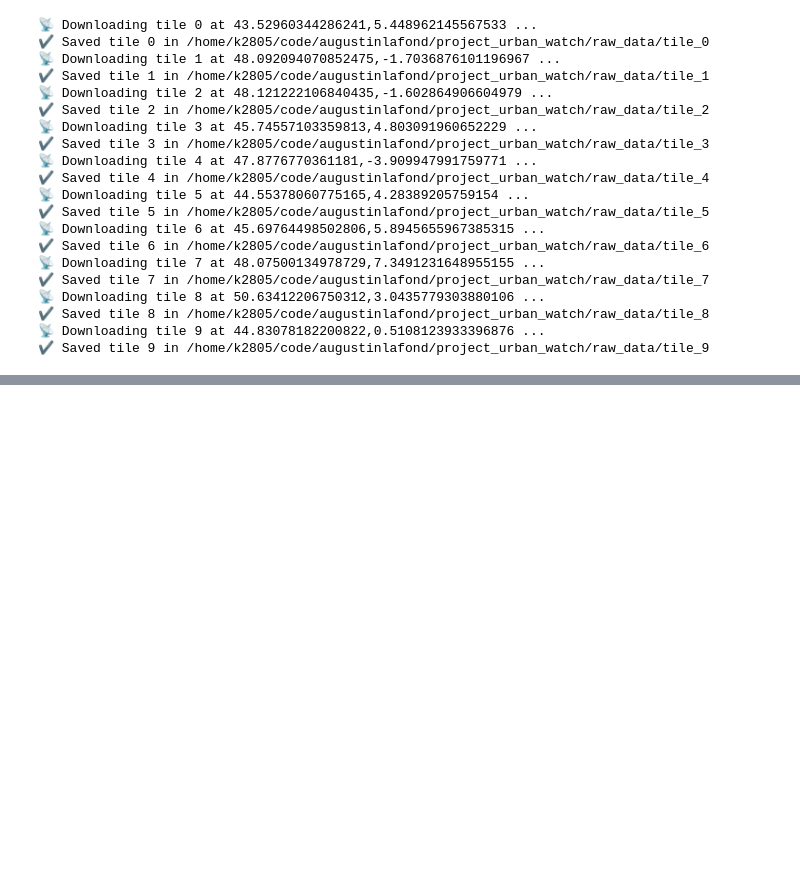
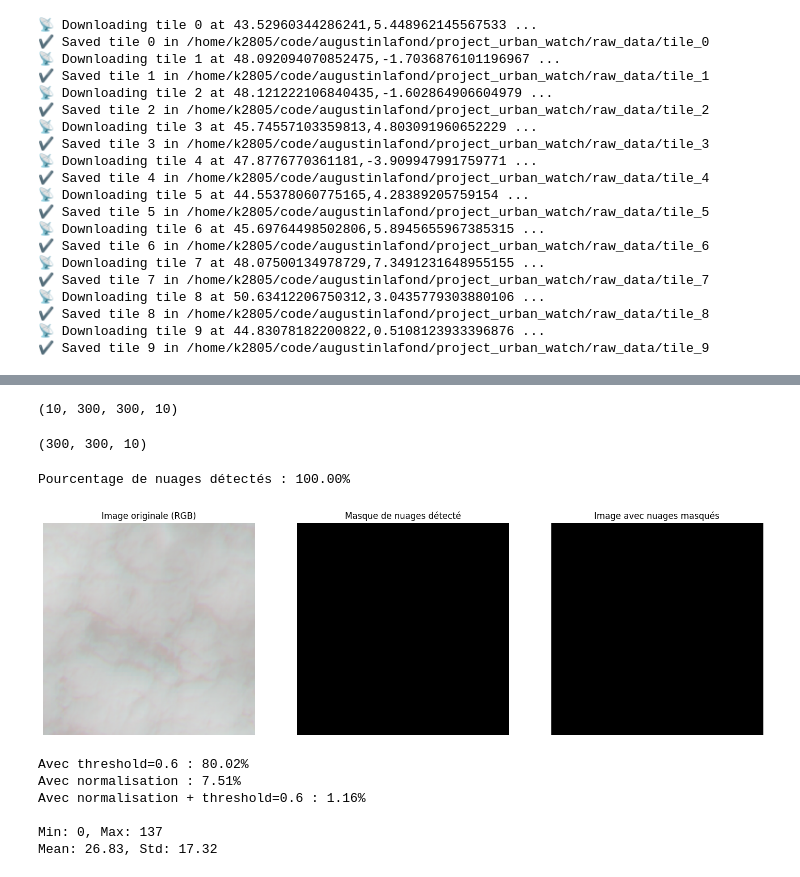
Before and after one commit to augustinlafond/project_urban_watch, a Jupyter notebook: Notebooks/data_exloration_kevin.ipynb, the cells around one changed output, grey strips where cells are left out. Saved outputs shown, nothing was run; the diff lists cells and outputs as text; code cells hidden in the pictures; blank space fills up the shorter version.

Commit message:
update et test du s2cloudless" "

```diff
--- a/Notebooks/data_exloration_kevin.ipynb
+++ b/Notebooks/data_exloration_kevin.ipynb
@@ -85,0 +67,4 @@ ValueError: Parameter `all_bands` is set to False, but images have 4 bands.
+# %%
+masker = CloudMasker(threshold=0.4)
+img = X[1]
+img
@@ -85,0 +89,65 @@ ValueError: Parameter `all_bands` is set to False, but images have 4 bands.
+# %%
+X.shape
+# %% [output]
+(10, 300, 300, 10)
+# %%
+img.shape
+# %% [output]
+(300, 300, 10)
+# %%
+mask=masker.detect_clouds(img)
+# %%
+cloud_masker = CloudMasker(threshold=0.4)
+cloud_pct = cloud_masker.get_cloud_percentage(mask)
+print(f"Pourcentage de nuages détectés : {cloud_pct:.2f}%")
+# %% [output]
+Pourcentage de nuages détectés : 100.00%
+# %%
+fig, axs = plt.subplots(1, 3, figsize=(18, 6))
+
+# Image RGB
+axs[0].imshow(img[:, :, :3])
+axs[0].set_title("Image originale (RGB)")
+axs[0].axis("off")
+
+# Masque de nuages
+axs[1].imshow(mask, cmap='gray')
+axs[1].set_title("Masque de nuages détecté")
+axs[1].axis("off")
+
+# Image avec masque appliqué
+img_masked = masker.apply_mask(img[:, :, :3], mask)
+axs[2].imshow(img_masked)
+axs[2].set_title("Image avec nuages masqués")
+axs[2].axis("off")
+
+plt.show()
+# %% [output]
+[figure, added]
+# %%
+from urban_watch.ml_logic.package import CloudMasker, ImageNormalizer
+# Test 1 : Augmente le seuil
+masker_high = CloudMasker(threshold=0.6, dilation_size=1)
+mask_high = masker_high.detect_clouds(img)
+print(f"Avec threshold=0.6 : {masker_high.get_cloud_percentage(mask_high):.2f}%")
+
+# Test 2 : Normalise l'image avant
+img_normalized = ImageNormalizer.normalize_full(img)
+mask_normalized = masker.detect_clouds(img_normalized)
+print(f"Avec normalisation : {masker.get_cloud_percentage(mask_normalized):.2f}%")
+
+# Test 3 : Combiné (normalisé + seuil plus haut)
+masker_combined = CloudMasker(threshold=0.6, dilation_size=1)
+mask_combined = masker_combined.detect_clouds(img_normalized)
+print(f"Avec normalisation + threshold=0.6 : {masker_combined.get_cloud_percentage(mask_combined):.2f}%")
+
+# Affiche aussi la plage de valeurs
+print(f"\nMin: {img.min()}, Max: {img.max()}")
+print(f"Mean: {img.mean():.2f}, Std: {img.std():.2f}")
+# %% [output]
+Avec threshold=0.6 : 80.02%
+Avec normalisation : 7.51%
+Avec normalisation + threshold=0.6 : 1.16%
+
+Min: 0, Max: 137
+Mean: 26.83, Std: 17.32
```
Also changed, not shown: parts of 14 cells of this notebook.
